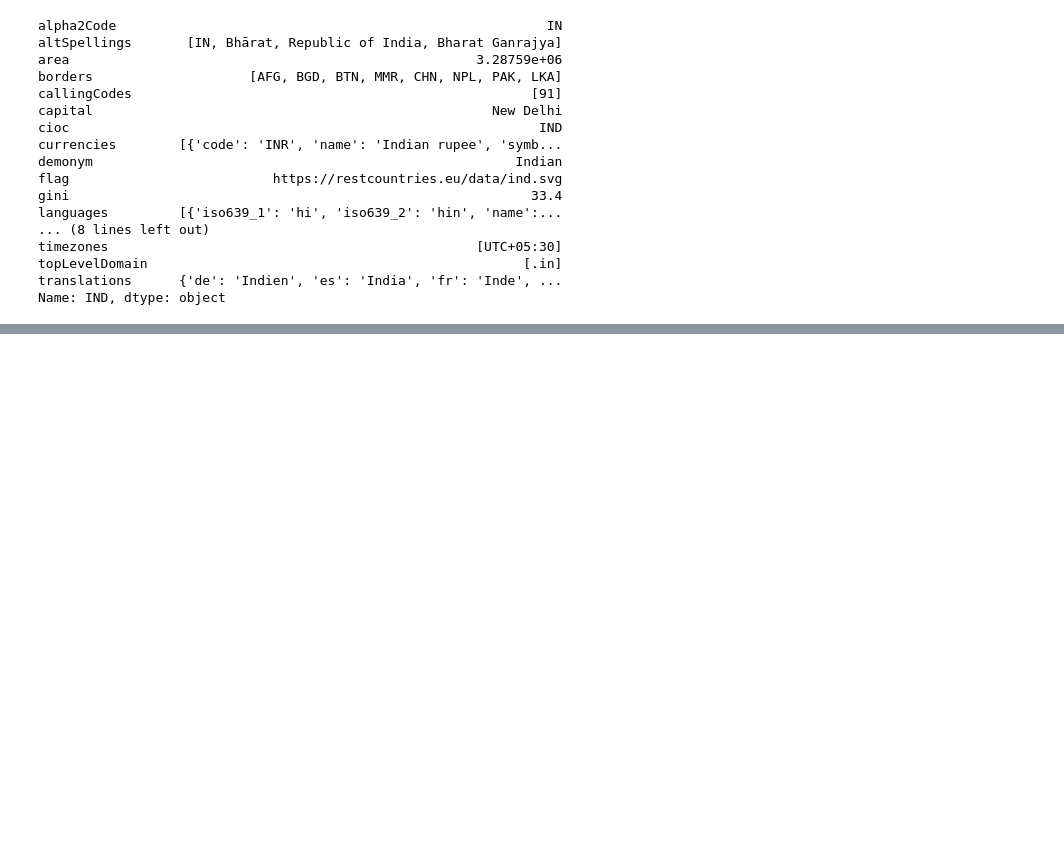
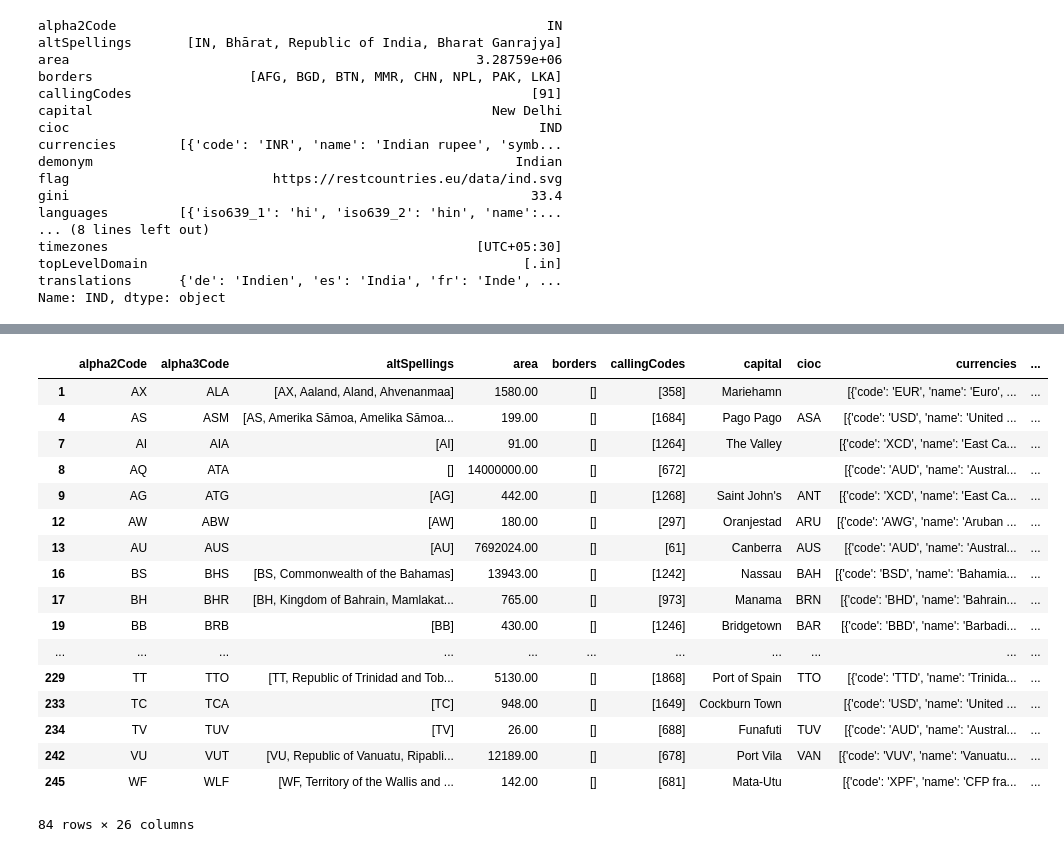
Before and after one commit to srikanth-neelam/DS_21_MAR_2019, a Jupyter notebook: Pandas_Countries.ipynb, the cells around one changed output, grey strips where cells are left out. Drawn from its saved outputs; the diff is of its cells as text; code cells hidden in the pictures; blank space fills up the shorter version.

```diff
--- a/Pandas_Countries.ipynb
+++ b/Pandas_Countries.ipynb
@@ -162,0 +359,2 @@ Name: IND, dtype: object
+# %%
+cdf['MainCurrency'] = cdf['currencies'].apply(lambda v: v[0]['code'])
@@ -162,0 +386,23 @@ Name: IND, dtype: object
+# %%
+cdf['NoBorders'] = cdf['borders'].apply(lambda v : len(v))
+# %%
+cdf[cdf['NoBorders'] == 0]
+# %% [output]
+|  | alpha2Code | alpha3Code | altSpellings | area | borders | callingCodes | capital | cioc | currencies | ... |
+| 1 | AX | ALA | [AX, Aaland, Aland, Ahvenanmaa] | 1580.00 | [] | [358] | Mariehamn |  | [{'code': 'EUR', 'name': 'Euro', ... | ... |
+| 4 | AS | ASM | [AS, Amerika Sāmoa, Amelika Sāmoa... | 199.00 | [] | [1684] | Pago Pago | ASA | [{'code': 'USD', 'name': 'United ... | ... |
+| 7 | AI | AIA | [AI] | 91.00 | [] | [1264] | The Valley |  | [{'code': 'XCD', 'name': 'East Ca... | ... |
+| 8 | AQ | ATA | [] | 14000000.00 | [] | [672] |  |  | [{'code': 'AUD', 'name': 'Austral... | ... |
+| 9 | AG | ATG | [AG] | 442.00 | [] | [1268] | Saint John's | ANT | [{'code': 'XCD', 'name': 'East Ca... | ... |
+| 12 | AW | ABW | [AW] | 180.00 | [] | [297] | Oranjestad | ARU | [{'code': 'AWG', 'name': 'Aruban ... | ... |
+| 13 | AU | AUS | [AU] | 7692024.00 | [] | [61] | Canberra | AUS | [{'code': 'AUD', 'name': 'Austral... | ... |
+| 16 | BS | BHS | [BS, Commonwealth of the Bahamas] | 13943.00 | [] | [1242] | Nassau | BAH | [{'code': 'BSD', 'name': 'Bahamia... | ... |
+| 17 | BH | BHR | [BH, Kingdom of Bahrain, Mamlakat... | 765.00 | [] | [973] | Manama | BRN | [{'code': 'BHD', 'name': 'Bahrain... | ... |
+| 19 | BB | BRB | [BB] | 430.00 | [] | [1246] | Bridgetown | BAR | [{'code': 'BBD', 'name': 'Barbadi... | ... |
+| ... | ... | ... | ... | ... | ... | ... | ... | ... | ... | ... |
+| 229 | TT | TTO | [TT, Republic of Trinidad and Tob... | 5130.00 | [] | [1868] | Port of Spain | TTO | [{'code': 'TTD', 'name': 'Trinida... | ... |
+| 233 | TC | TCA | [TC] | 948.00 | [] | [1649] | Cockburn Town |  | [{'code': 'USD', 'name': 'United ... | ... |
+| 234 | TV | TUV | [TV] | 26.00 | [] | [688] | Funafuti | TUV | [{'code': 'AUD', 'name': 'Austral... | ... |
+| 242 | VU | VUT | [VU, Republic of Vanuatu, Ripabli... | 12189.00 | [] | [678] | Port Vila | VAN | [{'code': 'VUV', 'name': 'Vanuatu... | ... |
+| 245 | WF | WLF | [WF, Territory of the Wallis and ... | 142.00 | [] | [681] | Mata-Utu |  | [{'code': 'XPF', 'name': 'CFP fra... | ... |
+84 rows × 26 columns
```
Also changed, not shown: parts of 14 cells of this notebook, 1 other file.
